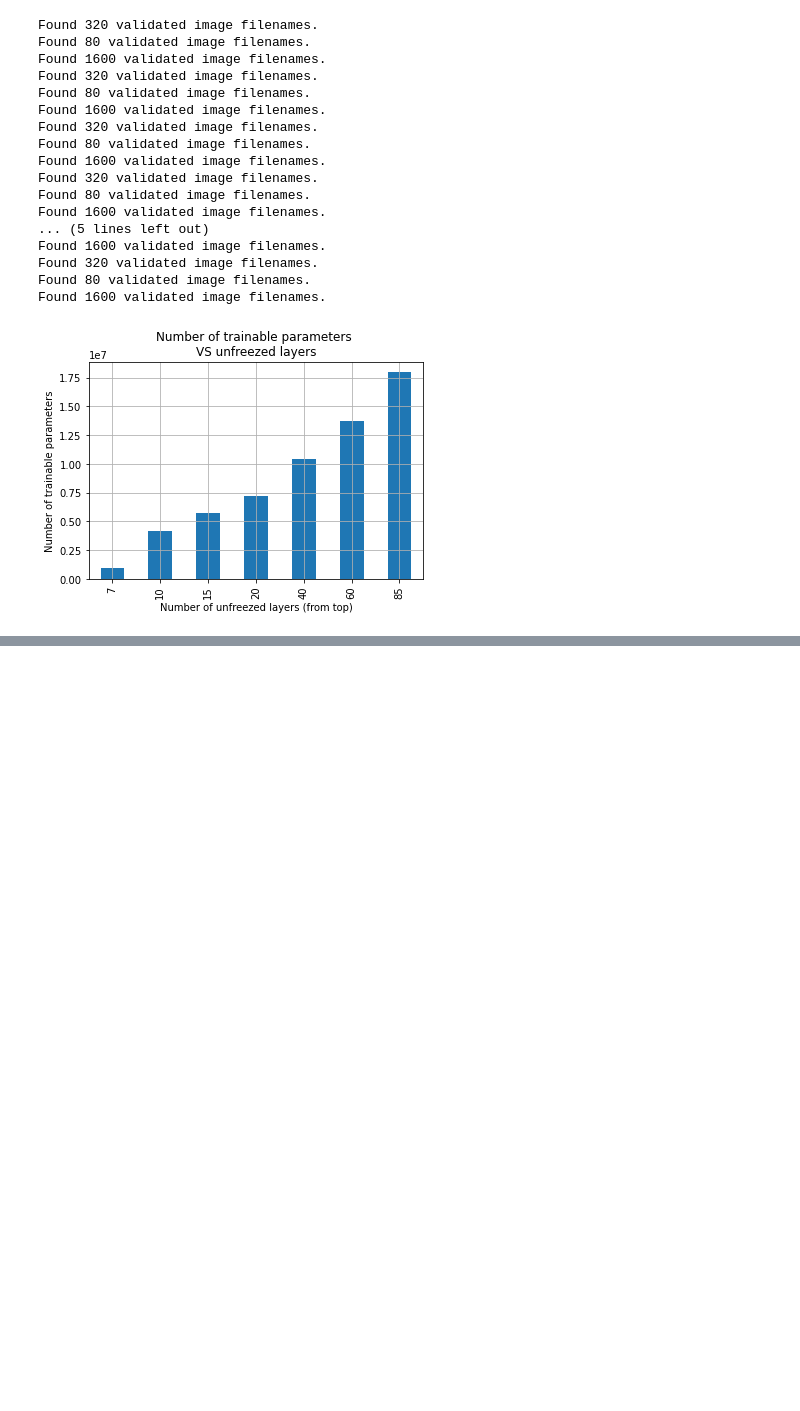
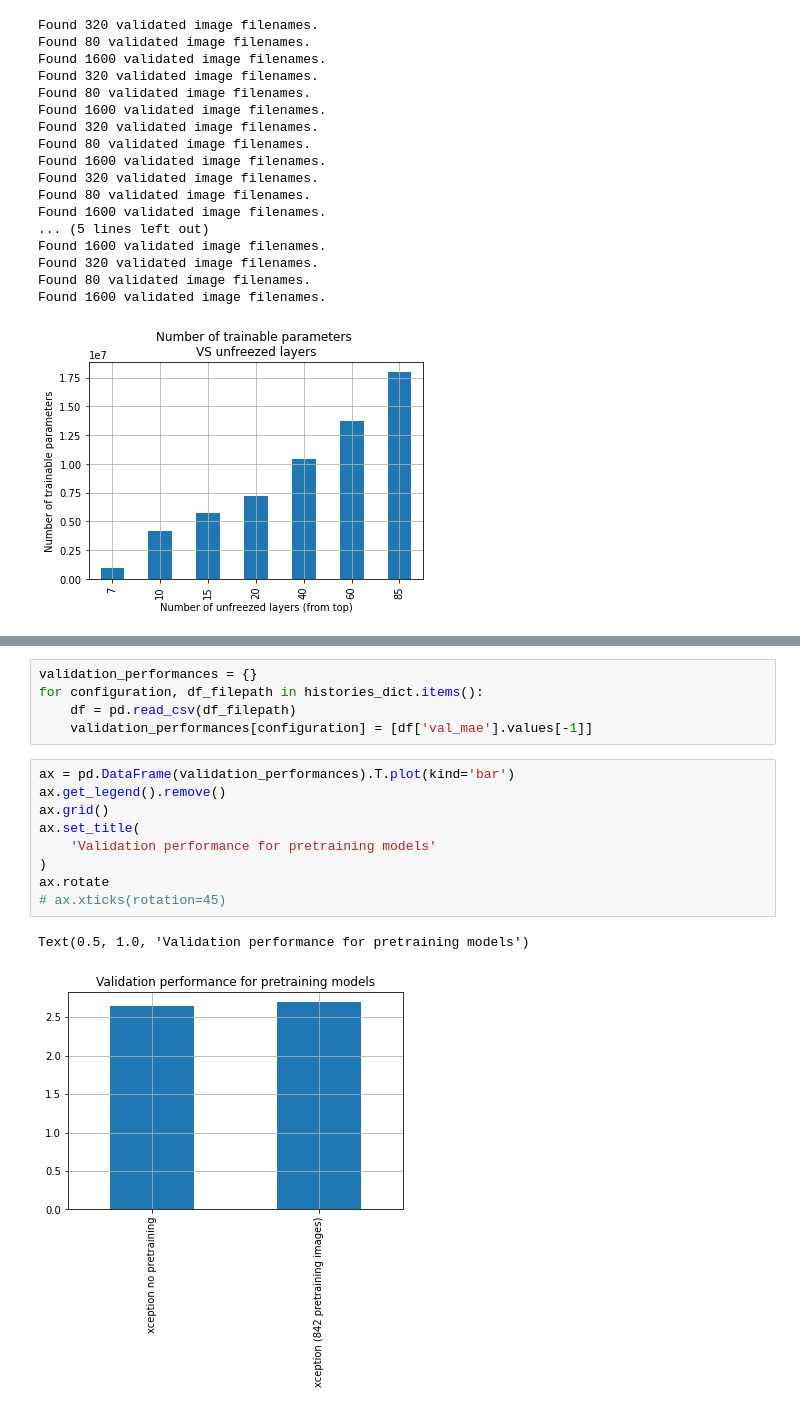
Before and after one commit to PashaIanko/Kaggle.CrowdCounting, a Jupyter notebook: 1_model_comparison.ipynb, the cells around one changed output, grey strips where cells are left out. Cells and saved outputs as stored; diff of their text form; blank space fills up the shorter version.

```diff
--- a/1_model_comparison.ipynb
+++ b/1_model_comparison.ipynb
@@ -969,0 +1004,17 @@ Found 1600 validated image filenames.
+# %%
+validation_performances = {}
+for configuration, df_filepath in histories_dict.items():
+    df = pd.read_csv(df_filepath)
+    validation_performances[configuration] = [df['val_mae'].values[-1]]
+# %%
+ax = pd.DataFrame(validation_performances).T.plot(kind='bar')
+ax.get_legend().remove()
+ax.grid()
+ax.set_title(
+    'Validation performance for pretraining models'
+)
+ax.rotate
+# ax.xticks(rotation=45)
+# %% [output]
+Text(0.5, 1.0, 'Validation performance for pretraining models')
+[figure, added]
```
Also changed, not shown: parts of 6 cells of this notebook.
